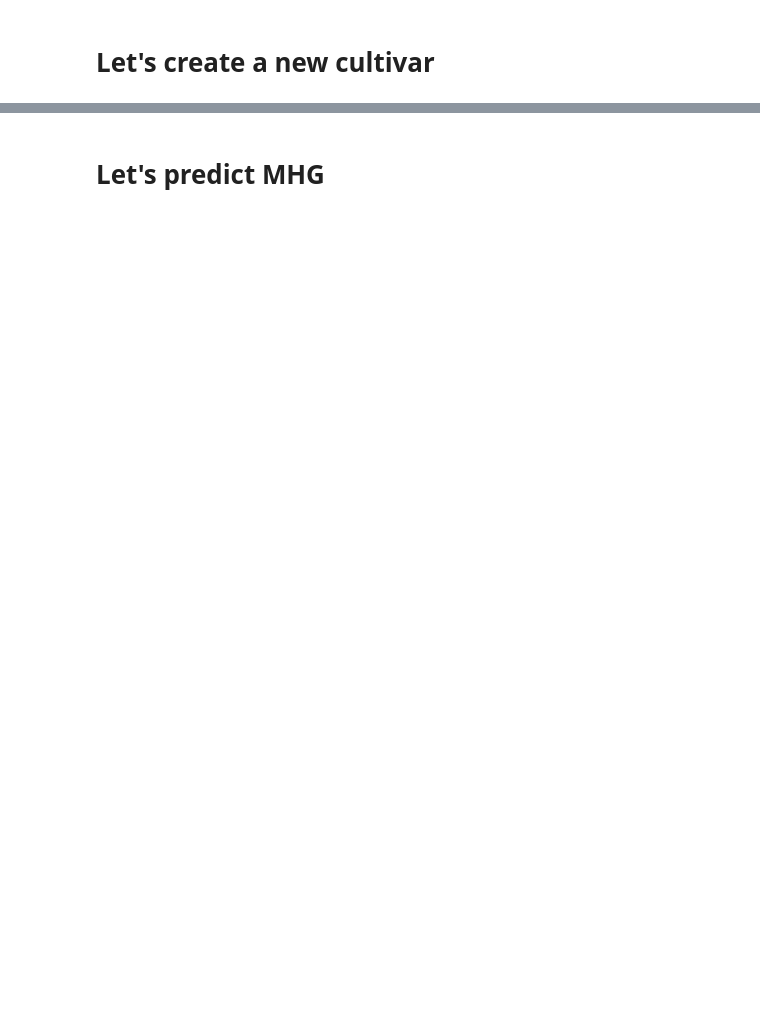
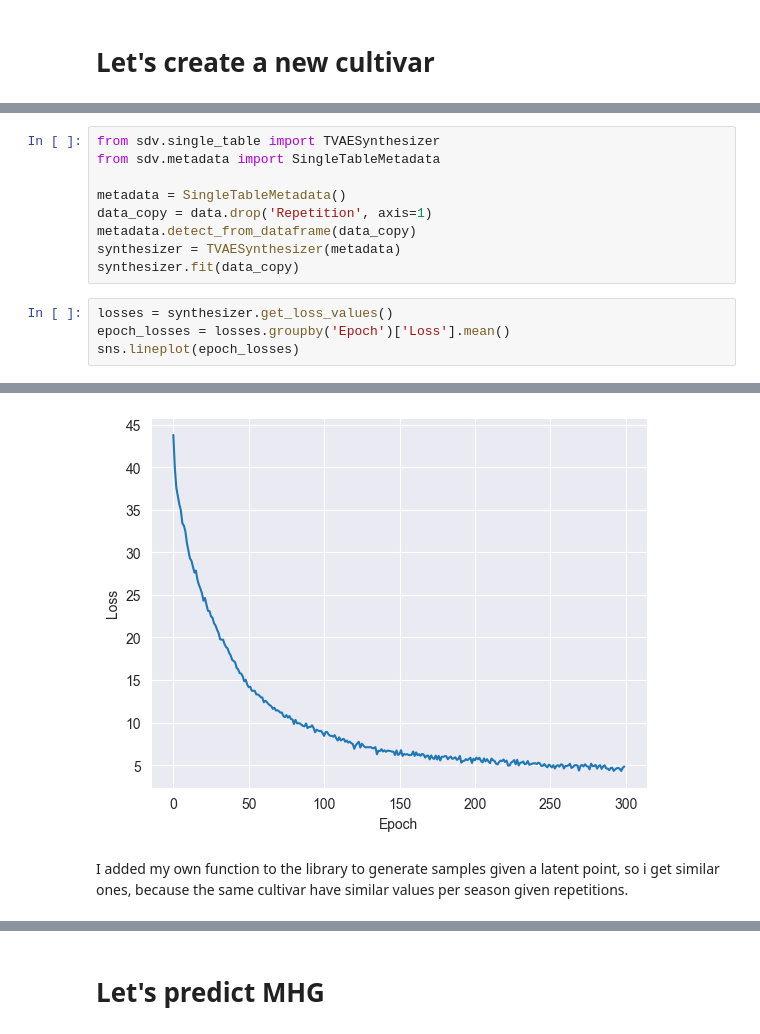
Before and after one commit to cata1212112/SoybeanCultivars, a Jupyter notebook: main.ipynb, the cells around one changed output, grey strips where cells are left out. Cells and saved outputs as stored; diff of their text form; blank space fills up the shorter version.

```diff
--- a/main.ipynb
+++ b/main.ipynb
@@ -412,0 +667,14 @@ aux
+# %%
+from sdv.single_table import TVAESynthesizer
+from sdv.metadata import SingleTableMetadata
+
+metadata = SingleTableMetadata()
+data_copy = data.drop('Repetition', axis=1)
+metadata.detect_from_dataframe(data_copy)
+synthesizer = TVAESynthesizer(metadata)
+synthesizer.fit(data_copy)
+# %%
+losses = synthesizer.get_loss_values()
+epoch_losses = losses.groupby('Epoch')['Loss'].mean()
+sns.lineplot(epoch_losses)
+# %% [output]
@@ -412,0 +682,3 @@ aux
+[figure, added]
+# %% [markdown]
+I added my own function to the library to generate samples given a latent point, so i get similar ones, because the same cultivar have similar values per season given repetitions.
```
Also changed, not shown: parts of 62 cells of this notebook, 3 other files.
